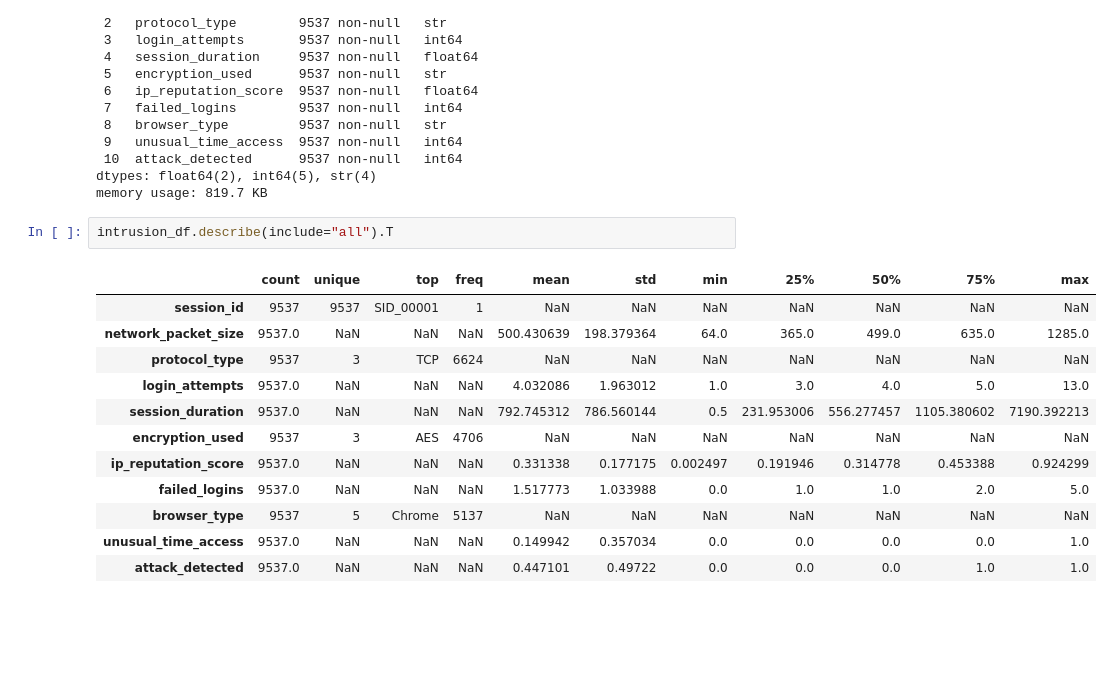
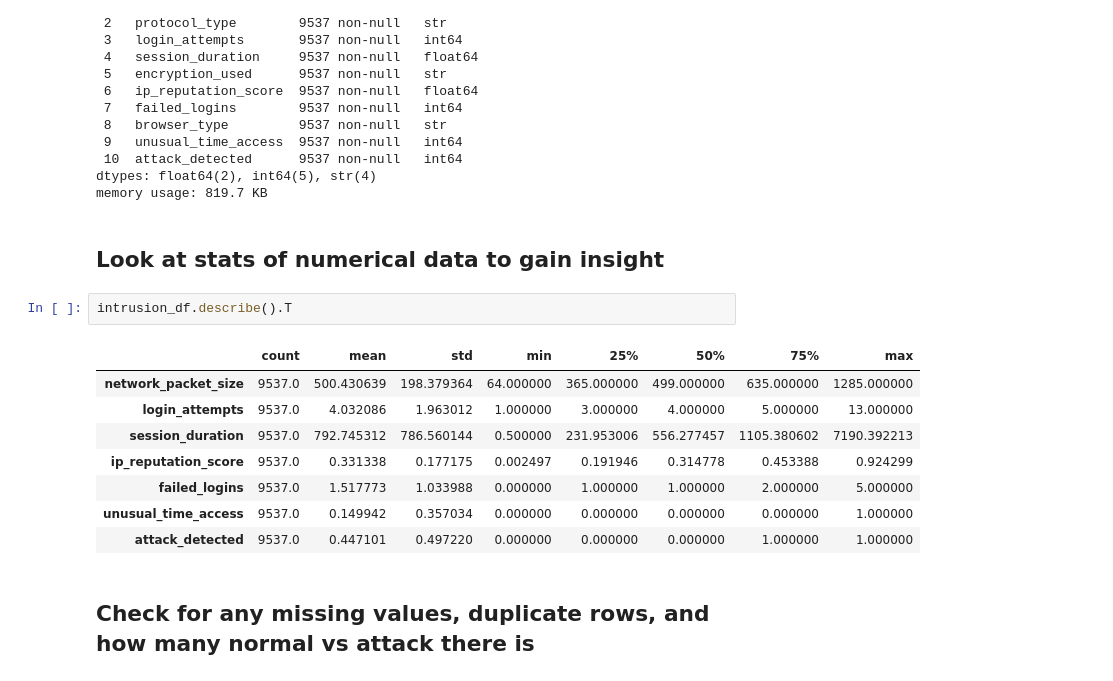
Before and after one commit to Pdmurphy2/intrusion-detection-ml, a Jupyter notebook: pat_model/pat.ipynb, the cells around one changed output. Drawn from its saved outputs; the diff is of its cells as text; blank space fills up the shorter version.

```diff
--- a/pat_model/pat.ipynb
+++ b/pat_model/pat.ipynb
@@ -60,19 +128,19 @@ Data columns (total 11 columns):
  10  attack_detected      9537 non-null   int64
 dtypes: float64(2), int64(5), str(4)
 memory usage: 819.7 KB
+# %% [markdown]
+## Look at stats of numerical data to gain insight
 # %%
-intrusion_df.describe(include="all").T
+intrusion_df.describe().T
 # %% [output]
-|  | count | unique | top | freq | mean | std | min | 25% | 50% | 75% | max |
-| session_id | 9537 | 9537 | SID_00001 | 1 | NaN | NaN | NaN | NaN | NaN | NaN | NaN |
-| network_packet_size | 9537.0 | NaN | NaN | NaN | 500.430639 | 198.379364 | 64.0 | 365.0 | 499.0 | 635.0 | 1285.0 |
-| protocol_type | 9537 | 3 | TCP | 6624 | NaN | NaN | NaN | NaN | NaN | NaN | NaN |
-| login_attempts | 9537.0 | NaN | NaN | NaN | 4.032086 | 1.963012 | 1.0 | 3.0 | 4.0 | 5.0 | 13.0 |
-| session_duration | 9537.0 | NaN | NaN | NaN | 792.745312 | 786.560144 | 0.5 | 231.953006 | 556.277457 | 1105.380602 | 7190.392213 |
-| encryption_used | 9537 | 3 | AES | 4706 | NaN | NaN | NaN | NaN | NaN | NaN | NaN |
-| ip_reputation_score | 9537.0 | NaN | NaN | NaN | 0.331338 | 0.177175 | 0.002497 | 0.191946 | 0.314778 | 0.453388 | 0.924299 |
-| failed_logins | 9537.0 | NaN | NaN | NaN | 1.517773 | 1.033988 | 0.0 | 1.0 | 1.0 | 2.0 | 5.0 |
-| browser_type | 9537 | 5 | Chrome | 5137 | NaN | NaN | NaN | NaN | NaN | NaN | NaN |
-| unusual_time_access | 9537.0 | NaN | NaN | NaN | 0.149942 | 0.357034 | 0.0 | 0.0 | 0.0 | 0.0 | 1.0 |
-| attack_detected | 9537.0 | NaN | NaN | NaN | 0.447101 | 0.49722 | 0.0 | 0.0 | 0.0 | 1.0 | 1.0 |
+|  | count | mean | std | min | 25% | 50% | 75% | max |
+| network_packet_size | 9537.0 | 500.430639 | 198.379364 | 64.000000 | 365.000000 | 499.000000 | 635.000000 | 1285.000000 |
+| login_attempts | 9537.0 | 4.032086 | 1.963012 | 1.000000 | 3.000000 | 4.000000 | 5.000000 | 13.000000 |
+| session_duration | 9537.0 | 792.745312 | 786.560144 | 0.500000 | 231.953006 | 556.277457 | 1105.380602 | 7190.392213 |
+| ip_reputation_score | 9537.0 | 0.331338 | 0.177175 | 0.002497 | 0.191946 | 0.314778 | 0.453388 | 0.924299 |
+| failed_logins | 9537.0 | 1.517773 | 1.033988 | 0.000000 | 1.000000 | 1.000000 | 2.000000 | 5.000000 |
+| unusual_time_access | 9537.0 | 0.149942 | 0.357034 | 0.000000 | 0.000000 | 0.000000 | 0.000000 | 1.000000 |
+| attack_detected | 9537.0 | 0.447101 | 0.497220 | 0.000000 | 0.000000 | 0.000000 | 1.000000 | 1.000000 |
+# %% [markdown]
+##  Check for any missing values, duplicate rows, and how many normal vs attack there is
 # %%
```
Also changed, not shown: parts of 31 cells of this notebook.
